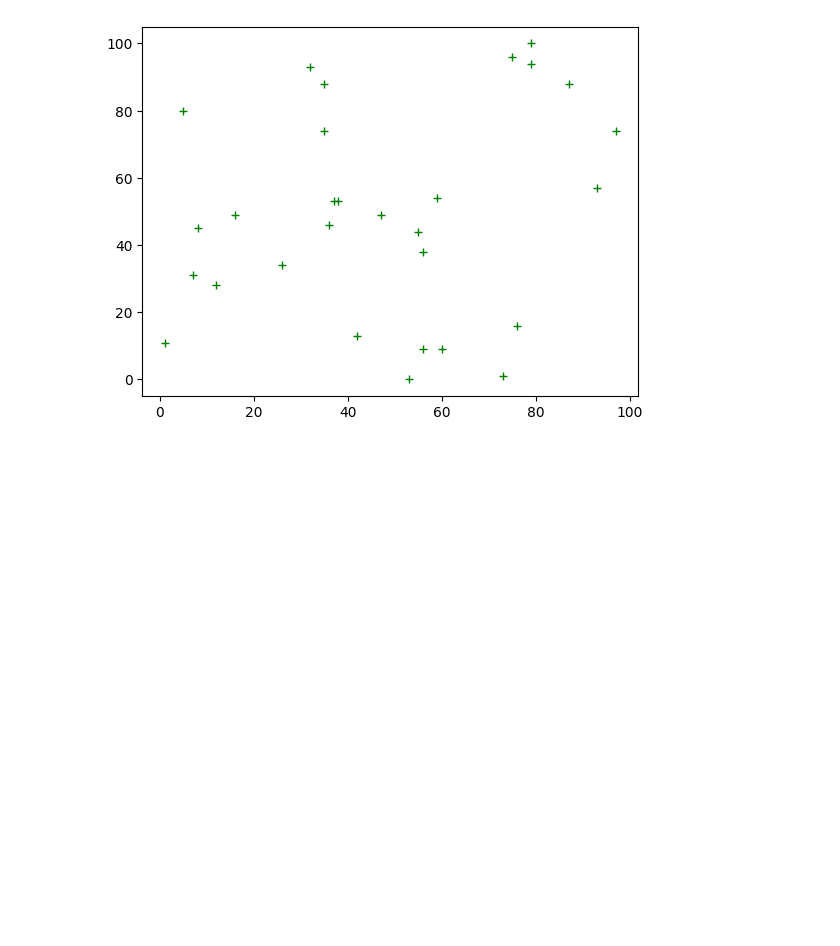
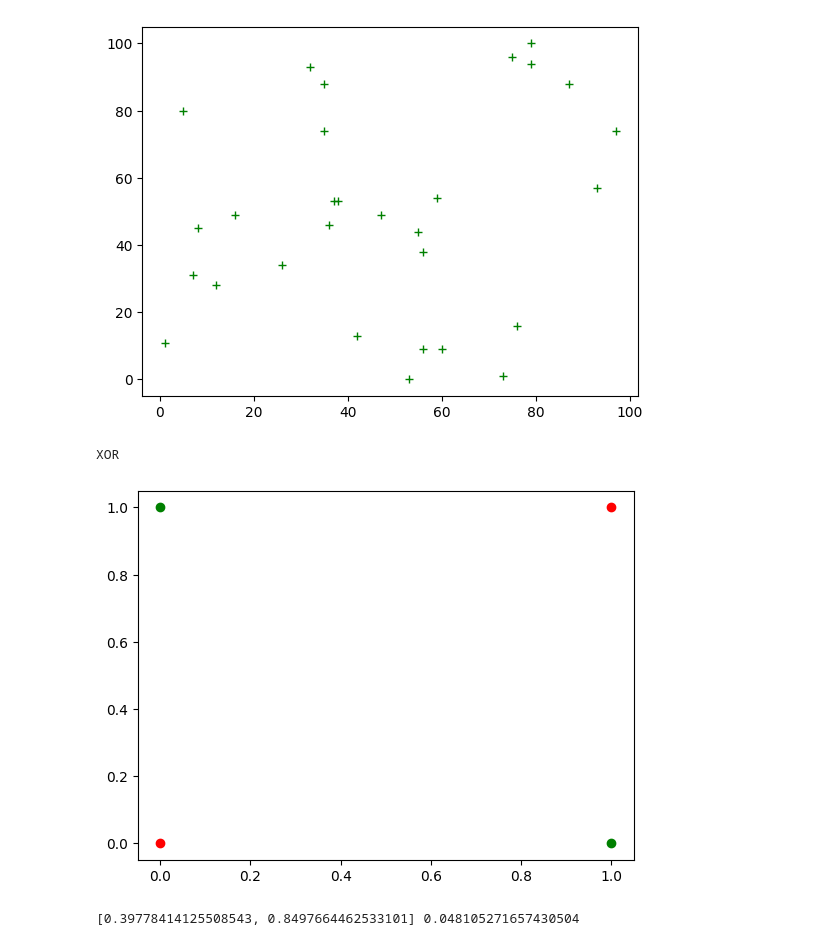
Before and after one commit to ACH1LL35/ML_Spring_23_24, a Jupyter notebook: Mid/cp1.ipynb, the cells around one changed output. Cells and saved outputs as stored; diff of their text form; code cells hidden in the pictures; blank space fills up the shorter version.

```diff
--- a/Mid/cp1.ipynb
+++ b/Mid/cp1.ipynb
@@ -215,3 +215,33 @@ for i in range(len(Y)):
         plt.plot(X1[i], X2[i], "g+")
 # %% [output]
 [figure]
+# %%
+print("XOR")
+# %% [output]
+XOR
+# %%
+X1 = [0,0,1,1]
+X2 = [0,1,0,1]
+Y = [0,1,1,0]
+# %%
+plt.figure()
+
+for i in range(len(Y)):
+    if Y[i] == 0:
+        plt.plot(X1[i], X2[i], "ro")
+    else:
+        plt.plot(X1[i], X2[i], "go")
+
+plt.show()
+# %% [output]
+[figure, added]
+# %%
+W = [random.random(), random.random()]
+b = random.random()
+
+print(W, b)
+
+lr=0.02
+theta=0.5
+# %% [output]
+[0.39778414125508543, 0.8497664462533101] 0.048105271657430504
```
Also changed, not shown: parts of 6 cells of this notebook.
